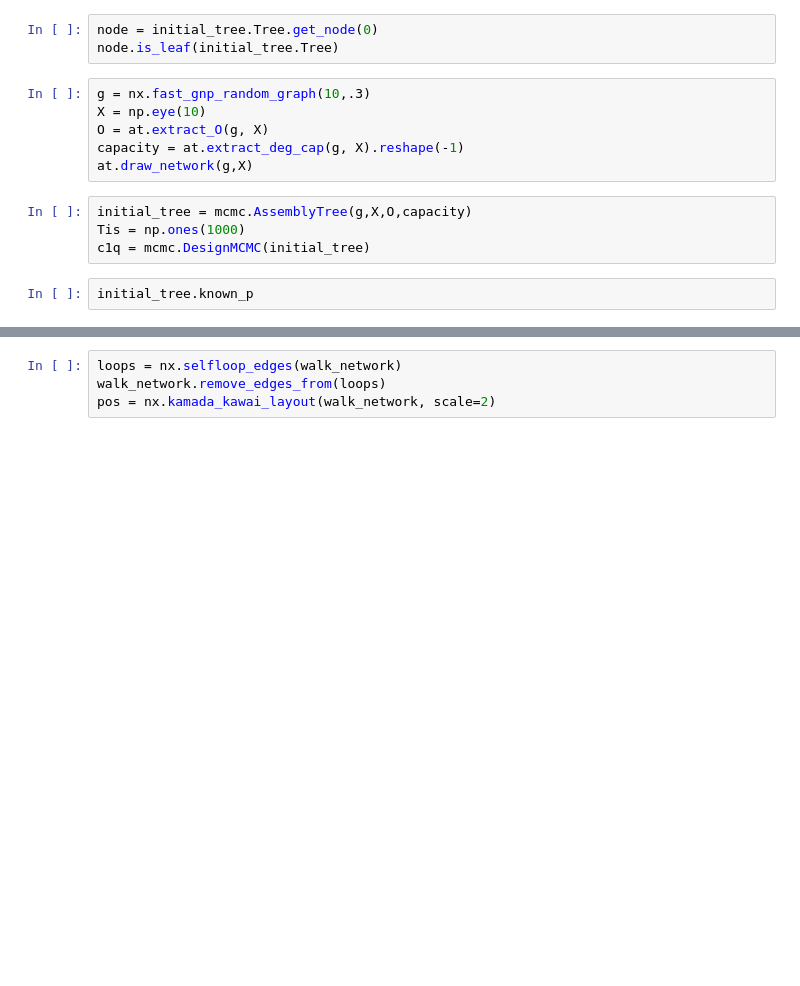
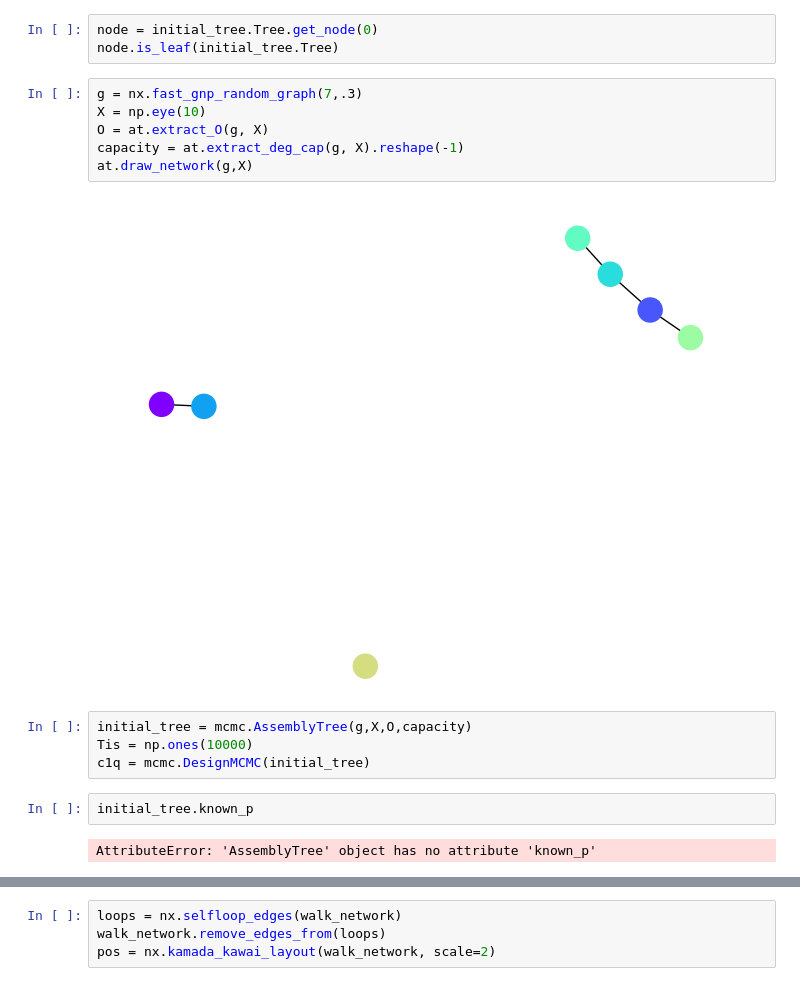
Before and after one commit to coryglover/NetDesign, a Jupyter notebook: notebooks/random_walk.ipynb, the cells around one changed output, grey strips where cells are left out. Drawn from its saved outputs; the diff is of its cells as text; blank space fills up the shorter version.

```diff
--- a/notebooks/random_walk.ipynb
+++ b/notebooks/random_walk.ipynb
@@ -142,17 +119,21 @@ tuple(np.array([2,2,2]))
 node = initial_tree.Tree.get_node(0)
 node.is_leaf(initial_tree.Tree)
 # %%
-g = nx.fast_gnp_random_graph(10,.3)
+g = nx.fast_gnp_random_graph(7,.3)
 X = np.eye(10)
 O = at.extract_O(g, X)
 capacity = at.extract_deg_cap(g, X).reshape(-1)
 at.draw_network(g,X)
+# %% [output]
+[figure, added]
 # %%
 initial_tree = mcmc.AssemblyTree(g,X,O,capacity)
-Tis = np.ones(1000)
+Tis = np.ones(10000)
 c1q = mcmc.DesignMCMC(initial_tree)
 # %%
 initial_tree.known_p
+# %% [output]
+AttributeError: 'AssemblyTree' object has no attribute 'known_p'
 # %%
 tree_list = [encode_tree(initial_tree.Tree.get_node(0),copy.deepcopy(initial_tree),count=True)]
 uniq_tree_list = [encode_tree(initial_tree.Tree.get_node(0),copy.deepcopy(initial_tree),count=True)]
```
Also changed, not shown: parts of 8 cells of this notebook, 2 other files.
